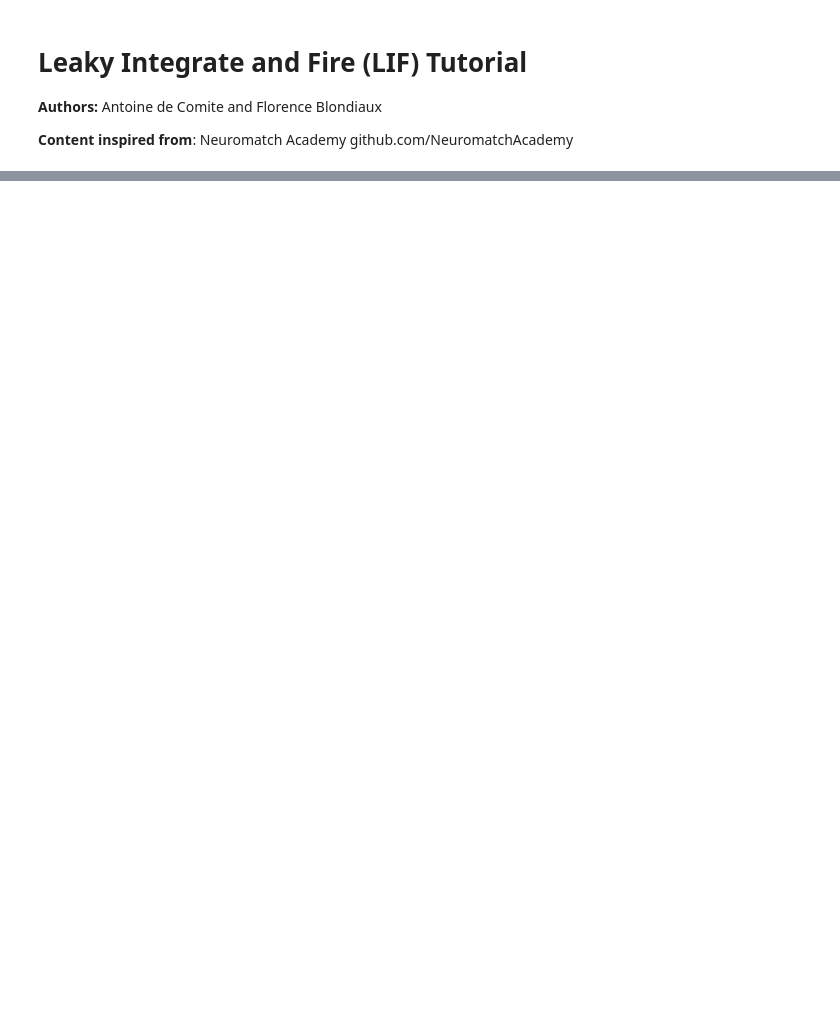
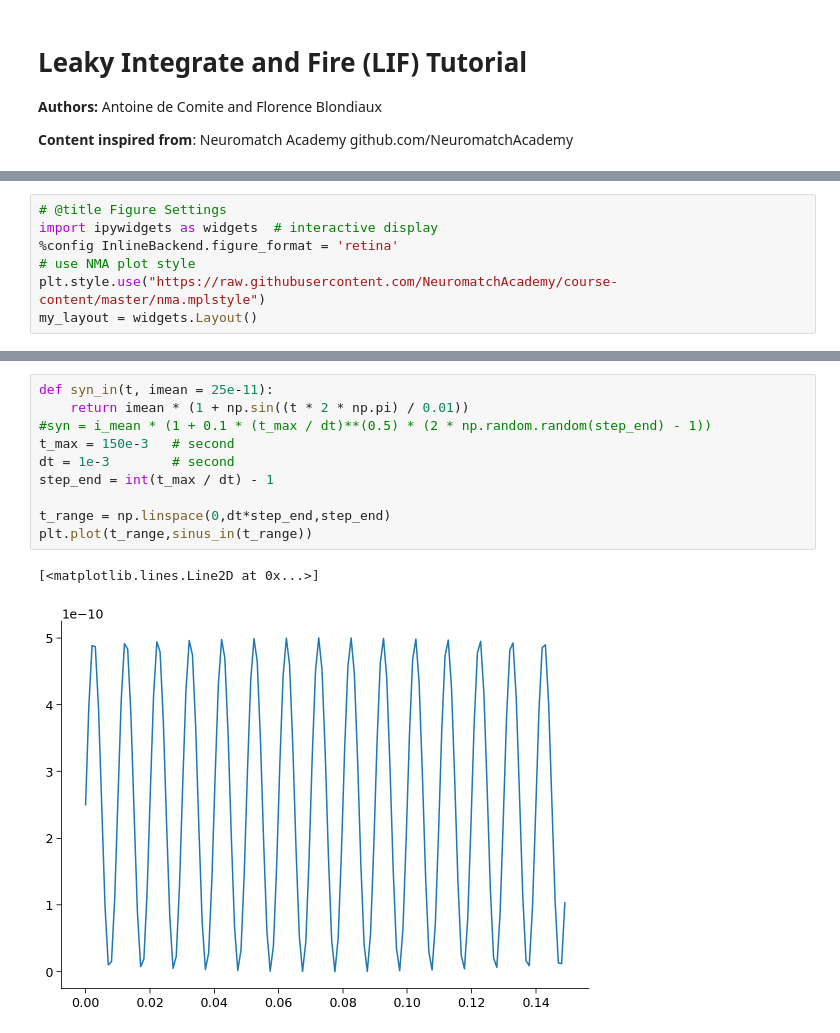
Before and after one commit to fblondiaux/LGBIO2072-2020, a Jupyter notebook: TP1-LIF/LIF-Tute.ipynb, the cells around one changed output, grey strips where cells are left out. Saved outputs shown, nothing was run; the diff lists cells and outputs as text; blank space fills up the shorter version.

Commit message:
Nearly the end
This version contains:
Lif (in three step) + widget
DC+noise  + sinusoidal current
Firing rate (rectangle kernel)
ISI + histograms (to improve)

```diff
--- a/TP1-LIF/LIF-Tute.ipynb
+++ b/TP1-LIF/LIF-Tute.ipynb
@@ -202,0 +42,7 @@ plt.plot(firing_rate(k,S))
+# %%
+# @title Figure Settings
+import ipywidgets as widgets  # interactive display
+%config InlineBackend.figure_format = 'retina'
+# use NMA plot style
+plt.style.use("https://raw.githubusercontent.com/NeuromatchAcademy/course-content/master/nma.mplstyle")
+my_layout = widgets.Layout()
@@ -202,0 +63,13 @@ plt.plot(firing_rate(k,S))
+# %%
+def syn_in(t, imean = 25e-11):
+    return imean * (1 + np.sin((t * 2 * np.pi) / 0.01))
+#syn = i_mean * (1 + 0.1 * (t_max / dt)**(0.5) * (2 * np.random.random(step_end) - 1))
+t_max = 150e-3   # second
+dt = 1e-3        # second
+step_end = int(t_max / dt) - 1
+
+t_range = np.linspace(0,dt*step_end,step_end)
+plt.plot(t_range,sinus_in(t_range))
+# %% [output]
+[<matplotlib.lines.Line2D at 0x...>]
+[figure, added]
```
Also changed, not shown: parts of 44 cells of this notebook, 1 other file.
